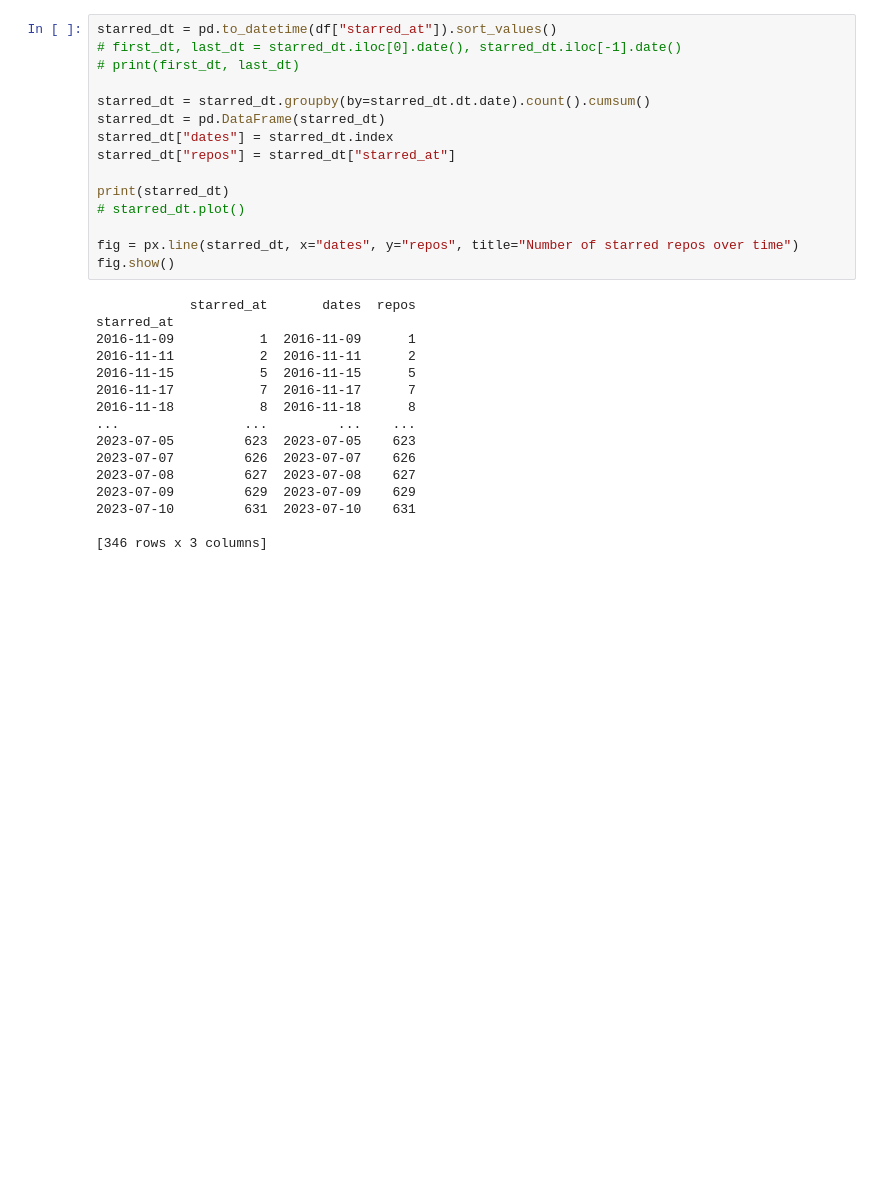
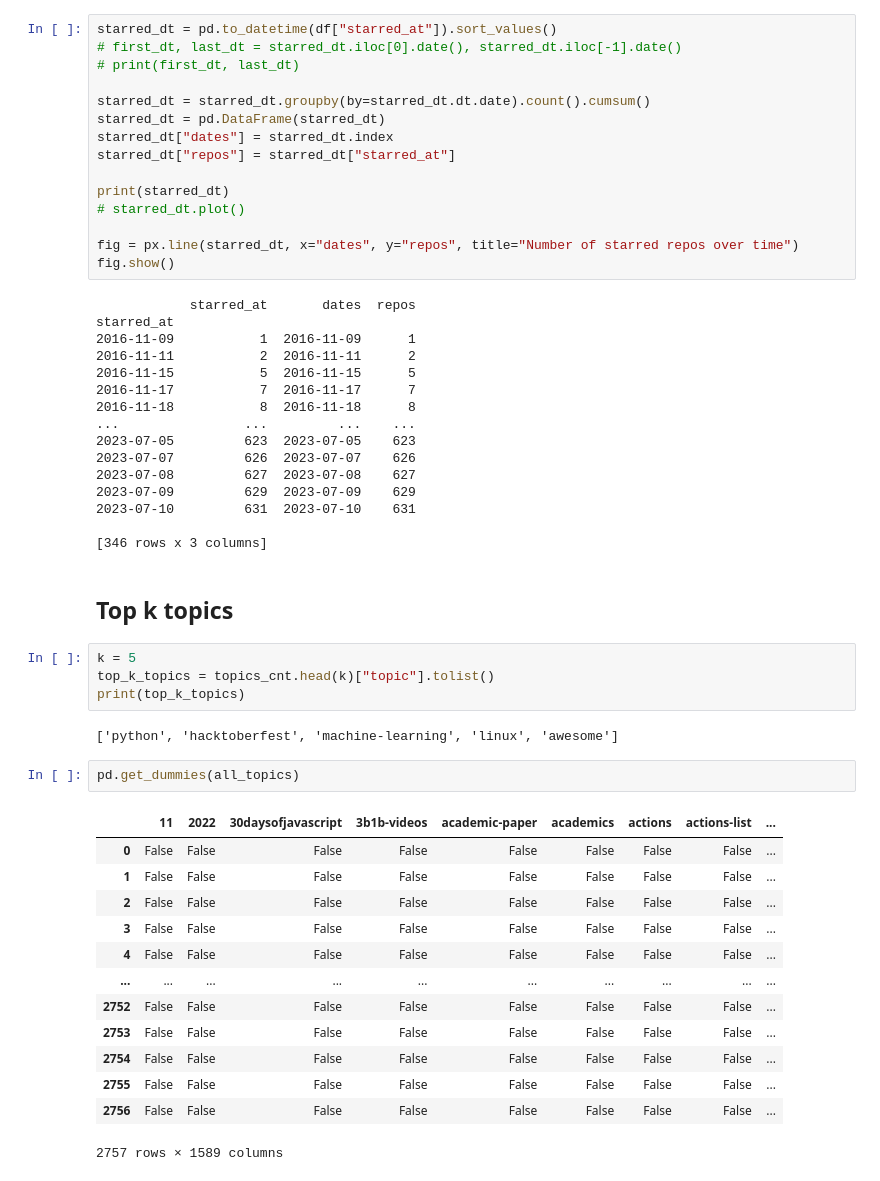
Before and after one commit to jhojin7/github-stars-viz, a Jupyter notebook: github-vis.ipynb, the cells around one changed output. Saved outputs shown, nothing was run; the diff lists cells and outputs as text; blank space fills up the shorter version.

```diff
--- a/github-vis.ipynb
+++ b/github-vis.ipynb
@@ -186,3 +183,27 @@ starred_at
 2023-07-10         631  2023-07-10    631
 
 [346 rows x 3 columns]
+# %% [markdown]
+## Top k topics
+# %%
+k = 5
+top_k_topics = topics_cnt.head(k)["topic"].tolist()
+print(top_k_topics)
+# %% [output]
+['python', 'hacktoberfest', 'machine-learning', 'linux', 'awesome']
+# %%
+pd.get_dummies(all_topics)
+# %% [output]
+|  | 11 | 2022 | 30daysofjavascript | 3b1b-videos | academic-paper | academics | actions | actions-list | ... |
+| 0 | False | False | False | False | False | False | False | False | ... |
+| 1 | False | False | False | False | False | False | False | False | ... |
+| 2 | False | False | False | False | False | False | False | False | ... |
+| 3 | False | False | False | False | False | False | False | False | ... |
+| 4 | False | False | False | False | False | False | False | False | ... |
+| ... | ... | ... | ... | ... | ... | ... | ... | ... | ... |
+| 2752 | False | False | False | False | False | False | False | False | ... |
+| 2753 | False | False | False | False | False | False | False | False | ... |
+| 2754 | False | False | False | False | False | False | False | False | ... |
+| 2755 | False | False | False | False | False | False | False | False | ... |
+| 2756 | False | False | False | False | False | False | False | False | ... |
+2757 rows × 1589 columns
```
Also changed, not shown: parts of 4 cells of this notebook.
